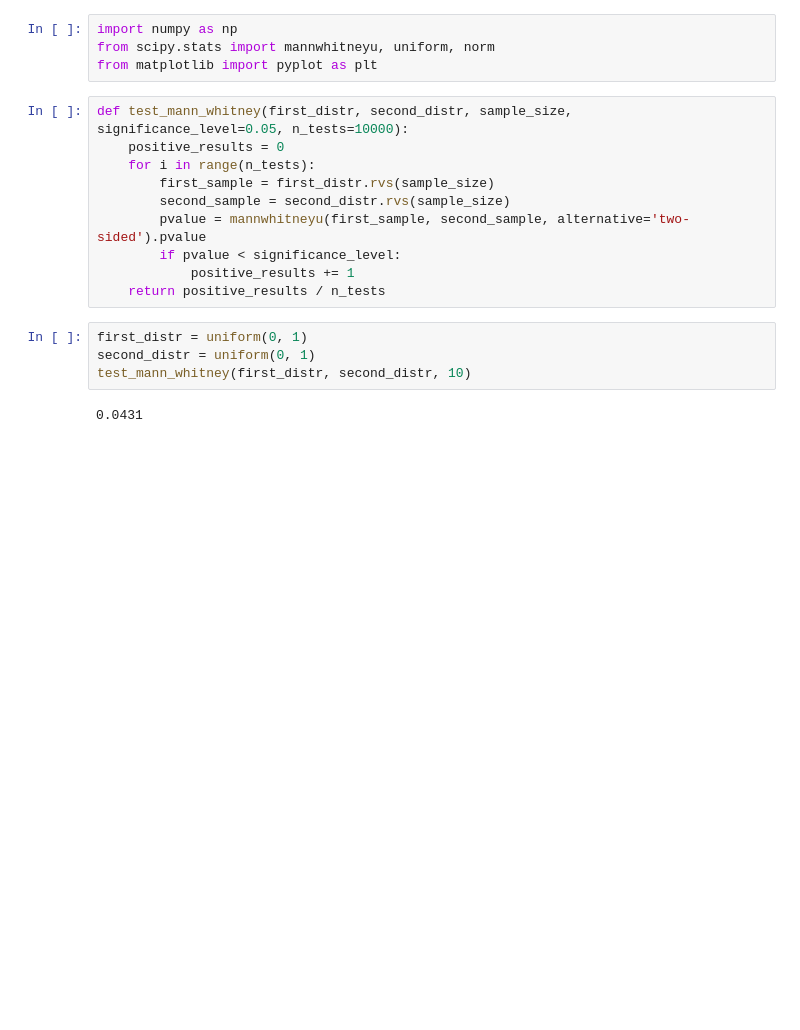
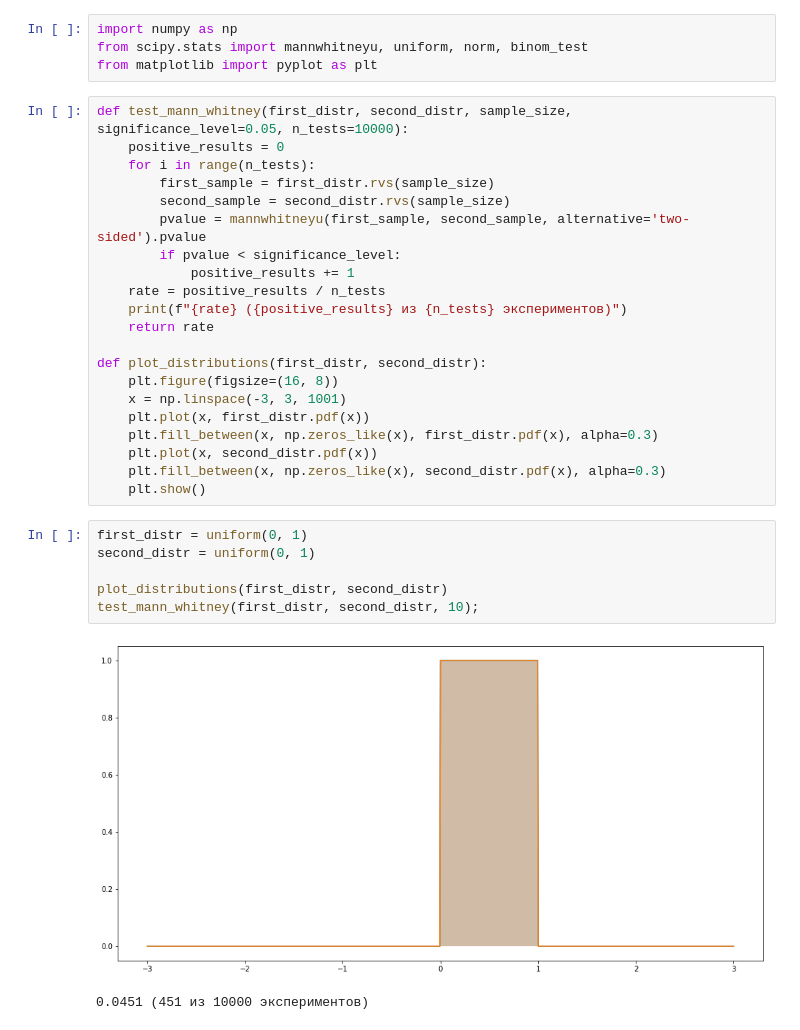
Before and after one commit to Andrew-Angrew/lesh_2022_combinatorial_statistics, a Jupyter notebook: statistics_numerical_examples/stat_tests_illustration/Mann Whitney test.ipynb, the cells around one changed output. Drawn from its saved outputs; the diff is of its cells as text; blank space fills up the shorter version.

Commit message:
update Mann-Whitney demo

```diff
--- a/statistics_numerical_examples/stat_tests_illustration/Mann Whitney test.ipynb
+++ b/statistics_numerical_examples/stat_tests_illustration/Mann Whitney test.ipynb
@@ -1,6 +1,6 @@
 # %%
 import numpy as np
-from scipy.stats import mannwhitneyu, uniform, norm
+from scipy.stats import mannwhitneyu, uniform, norm, binom_test
 from matplotlib import pyplot as plt
 # %%
 def test_mann_whitney(first_distr, second_distr, sample_size, significance_level=0.05, n_tests=10000):
@@ -11,13 +11,27 @@ def test_mann_whitney(first_distr, second_distr, sample_size, significance_level
         pvalue = mannwhitneyu(first_sample, second_sample, alternative='two-sided').pvalue
         if pvalue < significance_level:
             positive_results += 1
-    return positive_results / n_tests
+    rate = positive_results / n_tests
+    print(f"{rate} ({positive_results} из {n_tests} экспериментов)")
+    return rate
+
+def plot_distributions(first_distr, second_distr):
+    plt.figure(figsize=(16, 8))
+    x = np.linspace(-3, 3, 1001)
+    plt.plot(x, first_distr.pdf(x))
+    plt.fill_between(x, np.zeros_like(x), first_distr.pdf(x), alpha=0.3)
+    plt.plot(x, second_distr.pdf(x))
+    plt.fill_between(x, np.zeros_like(x), second_distr.pdf(x), alpha=0.3)
+    plt.show()
 # %%
 first_distr = uniform(0, 1)
 second_distr = uniform(0, 1)
-test_mann_whitney(first_distr, second_distr, 10)
+
+plot_distributions(first_distr, second_distr)
+test_mann_whitney(first_distr, second_distr, 10);
 # %% [output]
+[figure, added]
-0.0431
+0.0451 (451 из 10000 экспериментов)
 # %%
 first_distr = uniform(0, 1)
 second_distr = uniform(0, 1)
```
Also changed, not shown: parts of 9 cells of this notebook.
